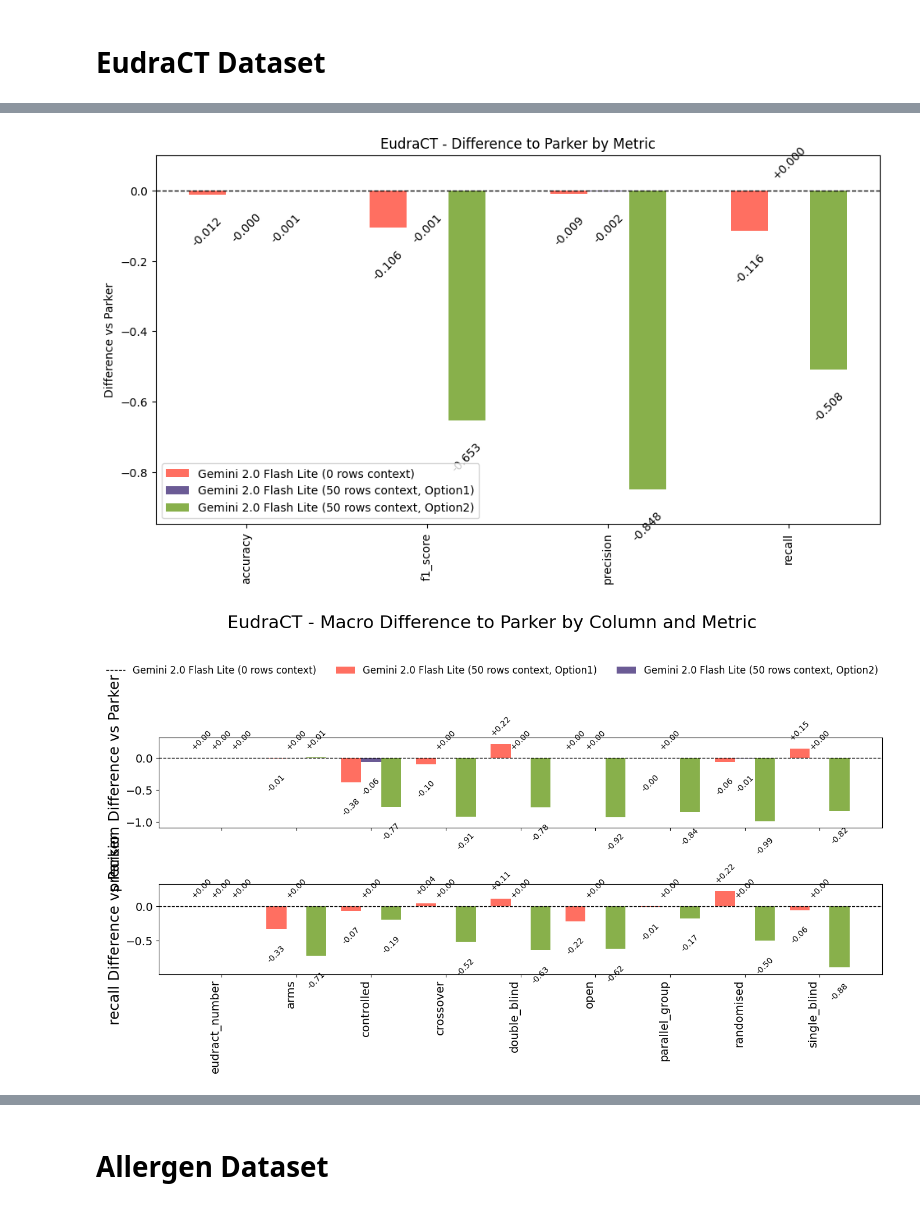
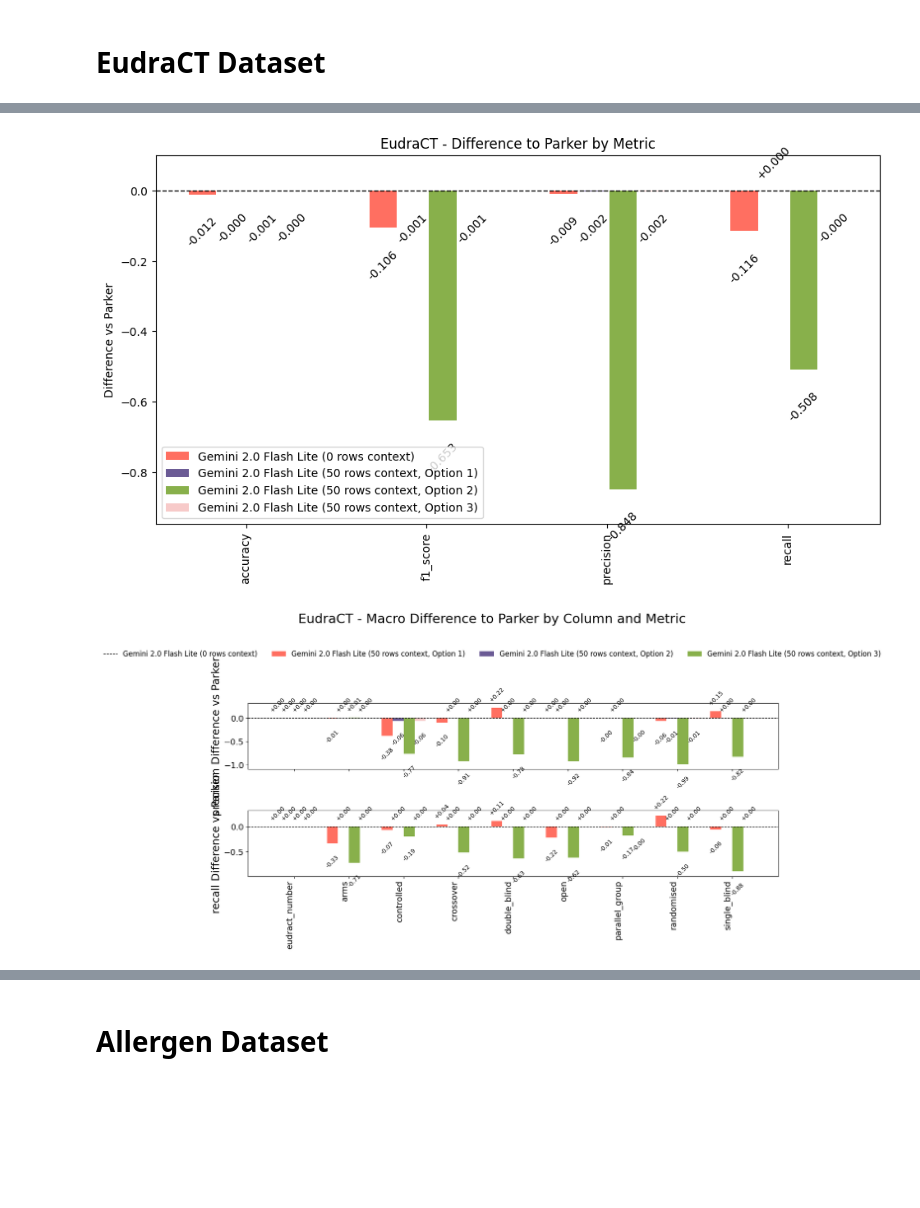
Before and after one commit to lukasketzer/llm_data_quality_assistant, a Jupyter notebook: analysis/results/graphs.ipynb, the cells around one changed output, grey strips where cells are left out. Cells and saved outputs as stored; diff of their text form; code cells hidden in the pictures; blank space fills up the shorter version.

```diff
--- a/analysis/results/graphs.ipynb
+++ b/analysis/results/graphs.ipynb
@@ -237,14 +237,16 @@ base_path = os.path.join('.', 'eudract')
 micro_files = {
     "Parker": "parker_results_micro.json",
     "Gemini 2.0 Flash Lite (0 rows context)": "gemini_2_0_flash_lite_0_rows_context_results_micro.json",
-    "Gemini 2.0 Flash Lite (50 rows context, Option1)": "gemini_2_0_flash_lite_50_rows_context_o1_combined_results_micro.json",
-    "Gemini 2.0 Flash Lite (50 rows context, Option2)": "gemini_2_0_flash_lite_50_rows_context_o2_combined_results_micro.json",
+    "Gemini 2.0 Flash Lite (50 rows context, Option 1)": "gemini_2_0_flash_lite_50_rows_context_option_1_results_micro.json",
+    "Gemini 2.0 Flash Lite (50 rows context, Option 2)": "gemini_2_0_flash_lite_50_rows_context_o2_combined_results_micro.json",
+    "Gemini 2.0 Flash Lite (50 rows context, Option 3)": "gemini_2_0_flash_lite_50_rows_context_option_3_results_micro.json",
 }
 macro_files = {
     "Parker": "parker_results_macro.json",
     "Gemini 2.0 Flash Lite (0 rows context)": "gemini_2_0_flash_lite_0_rows_context_results_macro.json",
-    "Gemini 2.0 Flash Lite (50 rows context, Option1)": "gemini_2_0_flash_lite_50_rows_context_o1_combined_results_macro.json",
-    "Gemini 2.0 Flash Lite (50 rows context, Option2)": "gemini_2_0_flash_lite_50_rows_context_o2_combined_results_macro.json",
+    "Gemini 2.0 Flash Lite (50 rows context, Option 1)": "gemini_2_0_flash_lite_50_rows_context_option_1_results_macro.json",
+    "Gemini 2.0 Flash Lite (50 rows context, Option 2)": "gemini_2_0_flash_lite_50_rows_context_o2_combined_results_macro.json",
+    "Gemini 2.0 Flash Lite (50 rows context, Option 3)": "gemini_2_0_flash_lite_50_rows_context_option_3_results_macro.json",
 }
 # Micro
 model_data = load_model_data(base_path, micro_files)
@@ -262,2 +264,2 @@ plot_macro_difference_vs_parker(load_model_data(base_path, macro_files), "EudraC
-[figure, old version]
+[figure, new version]
-[figure, old version]
+[figure, new version]
```
Also changed, not shown: parts of 5 cells of this notebook, 21 other files.
